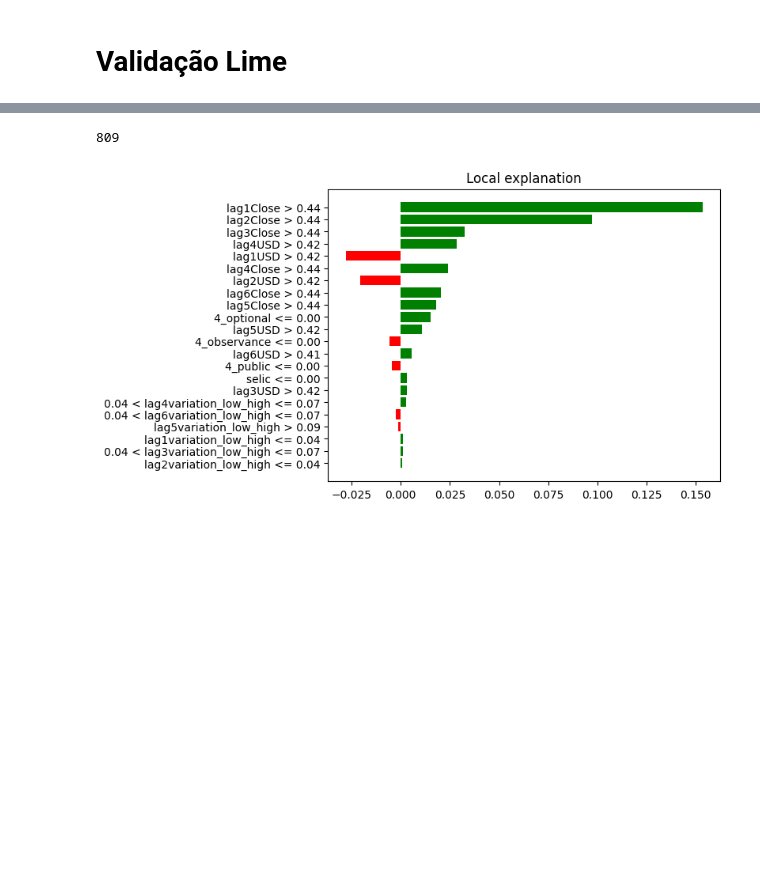
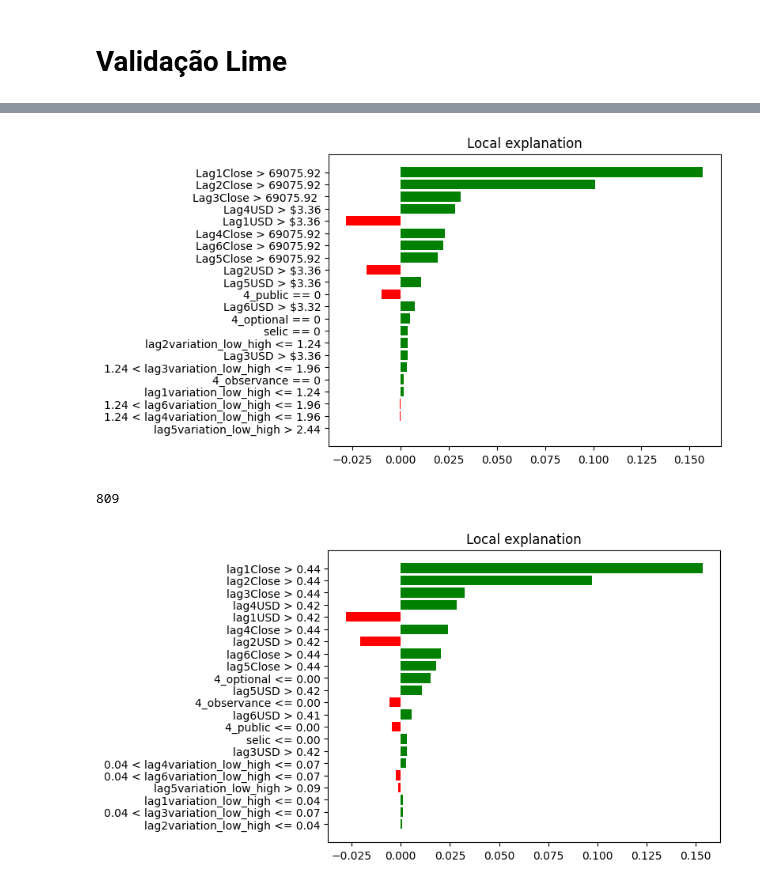
Before and after one commit to marreapato/Forecasting_Paper_XAI, a Jupyter notebook: Explanations/EvaluatingExplanaitons.ipynb, the cells around one changed output, grey strips where cells are left out. Cells and saved outputs as stored; diff of their text form; code cells hidden in the pictures; blank space fills up the shorter version.

```diff
--- a/Explanations/EvaluatingExplanaitons.ipynb
+++ b/Explanations/EvaluatingExplanaitons.ipynb
@@ -724,3 +718,16 @@ plt.show()
+# %%
+# Visualizando a explicação
+fig = explanation1.as_pyplot_figure()
+lime_ax = fig.gca()
+# Change the text labels on the x-axis tick
+#lime_ax.set_xticklabels(['Label1', 'Label2', 'Label3'])
+# Change the text labels on the y-axis ticks
+lime_ax.set_yticklabels(['lag5variation_low_high > 2.44', '1.24 < lag4variation_low_high <= 1.96', '1.24 < lag6variation_low_high <= 1.96','lag1variation_low_high <= 1.24', '4_observance == 0', '1.24 < lag3variation_low_high <= 1.96','Lag3USD > $3.36', 'lag2variation_low_high <= 1.24', 'selic == 0','4_optional == 0', 'Lag6USD > $3.32', '4_public == 0','Lag5USD > $3.36', 'Lag2USD > $3.36', 'Lag5Close > 69075.92','Lag6Close > 69075.92', 'Lag4Close > 69075.92', 'Lag1USD > $3.36','Lag4USD > $3.36', 'Lag3Close > 69075.92 ', 'Lag2Close > 69075.92','Lag1Close > 69075.92'])
+
+# Show the modified Lime plot
+plt.show()
+# %% [output]
+[figure, added]
 # %%
 #values 2
 np.random.seed(4)
```
Also changed, not shown: parts of 6 cells of this notebook.
